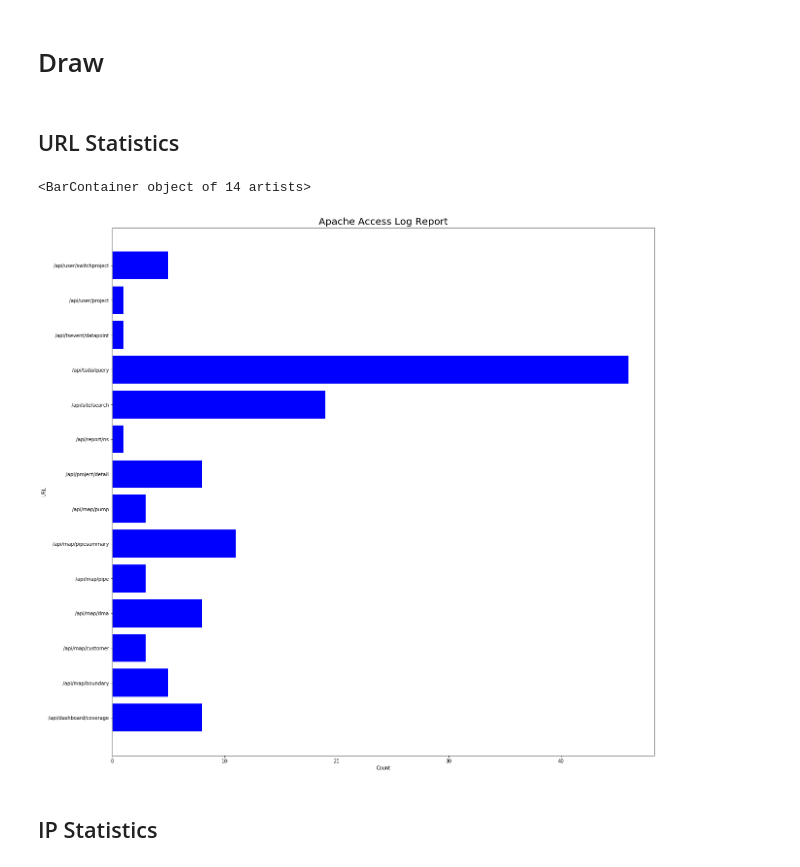
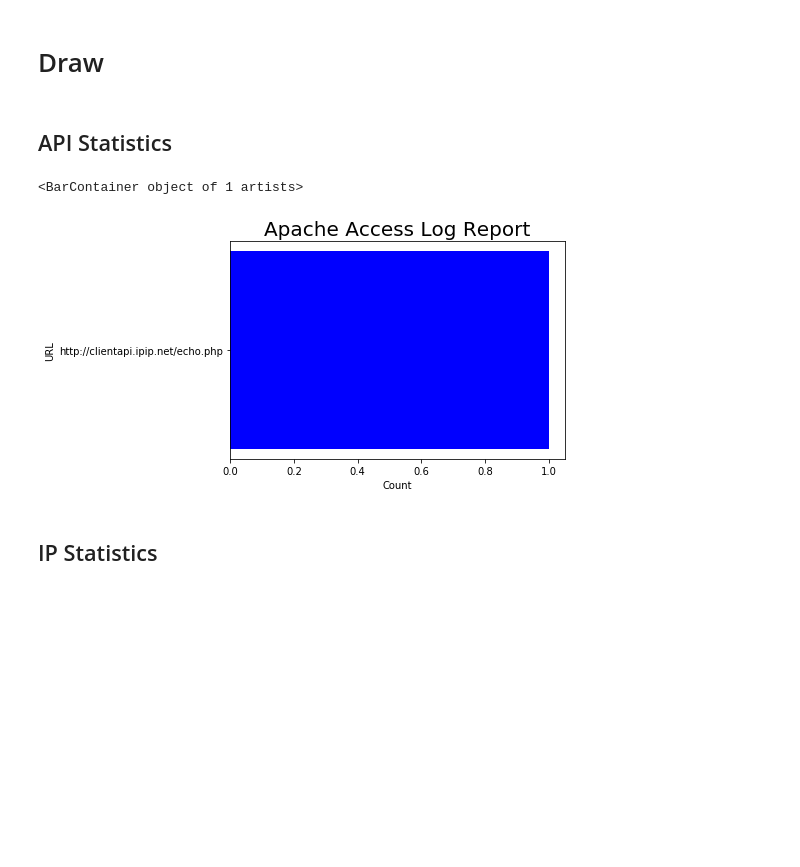
Before and after one commit to wsfjonah/data_science, a Jupyter notebook: ui/jupyter/reporting/log/apache_access_log.ipynb, the cells around one changed output. Cells and saved outputs as stored; diff of their text form; code cells hidden in the pictures; blank space fills up the shorter version.

```diff
--- a/ui/jupyter/reporting/log/apache_access_log.ipynb
+++ b/ui/jupyter/reporting/log/apache_access_log.ipynb
@@ -1,34 +1,37 @@
 # %% [markdown]
 # Setup
 # %%
+import re
 import pandas as pd
 %matplotlib inline
 import matplotlib.pyplot as plt
 import reporting.app.log_analyzer.apache_log_analyzer as apache_log_analyzer
 import reporting.app.log_analyzer.log_analyzer as log_analyzer
+
+file_name = 'access.web.20190610.log'
 # %% [markdown]
 # Draw
 # %% [markdown]
-## URL Statistics
+## API Statistics
 # %%
 analyzer = apache_log_analyzer.APILogAnalyzer()
-apache_log_analyzer.load_file("access_20190610.log", analyzer)
+apache_log_analyzer.load_file(file_name, analyzer)
 
 output = analyzer.output
 
 output = sorted(output.items(), key=lambda d: d[0])
 
-fig=plt.figure(figsize=(20,20))
+fig=plt.figure()
 subplt1=fig.add_subplot(1,1,1)
 subplt1.set_title('Apache Access Log Report', fontsize=20)
 subplt1.set_xlabel('Count')
 subplt1.set_ylabel('URL')
 
 df = pd.DataFrame(output)
 subplt1.barh(df[0], df[1], color='blue')
 # %% [output]
-<BarContainer object of 14 artists>
+<BarContainer object of 1 artists>
-[figure, old version]
+[figure, new version]
 # %% [markdown]
 ## IP Statistics
 # %%
```
Also changed, not shown: parts of 3 cells of this notebook, 4 other files.
